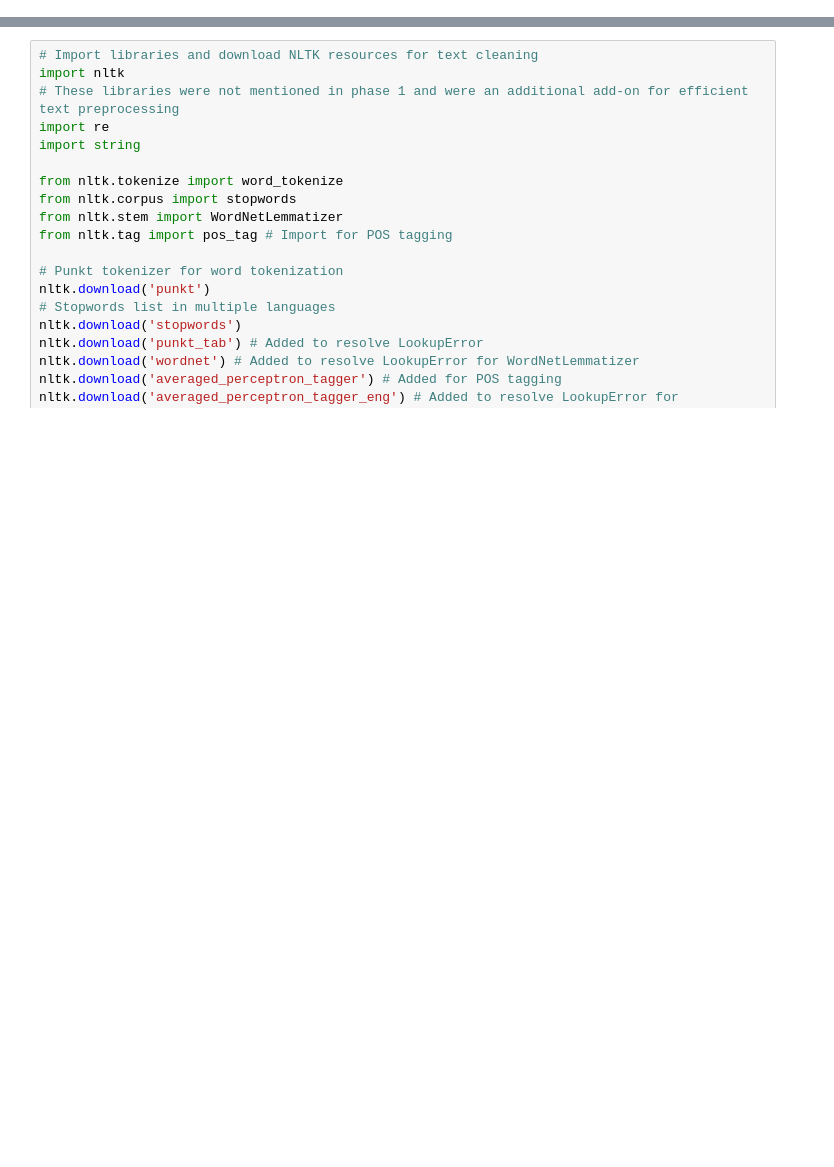
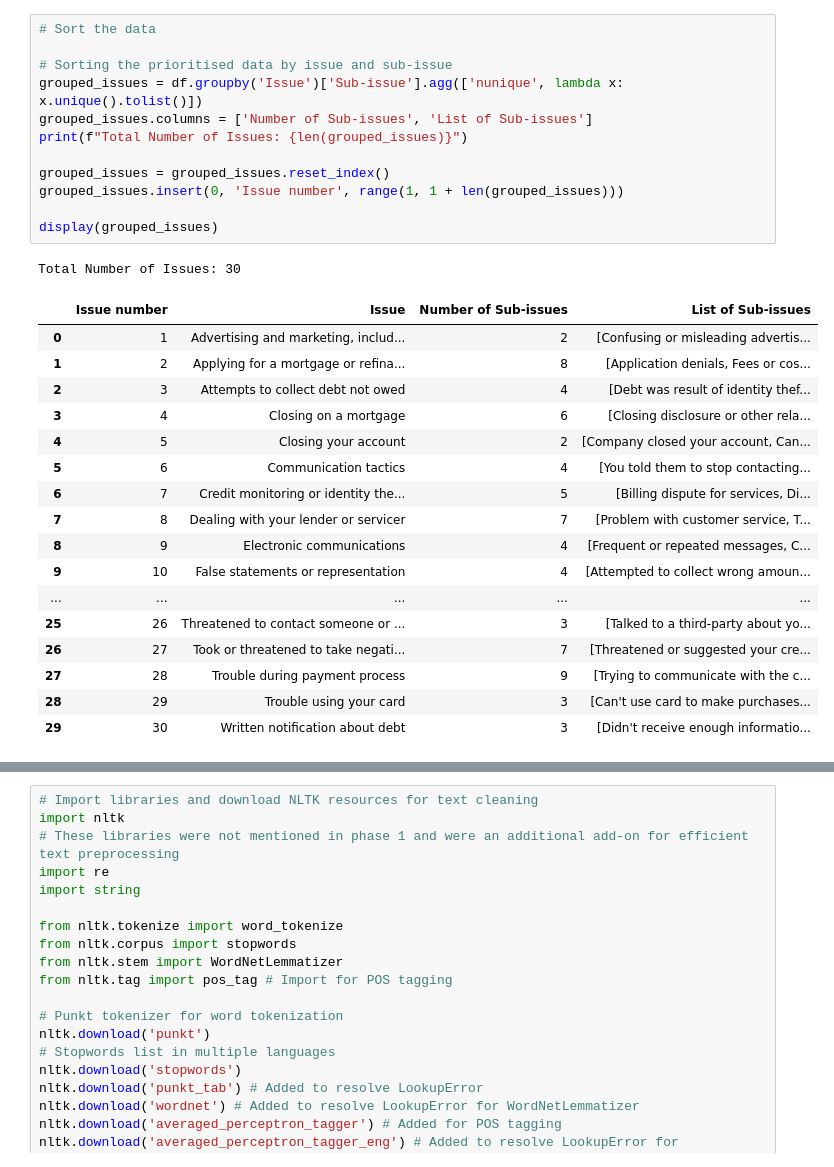
Before and after one commit to melaniedaniel7/CFPB-Text-Analysis-Using-NLP-Techniques, a Jupyter notebook: Text_Cleaning.ipynb, the cells around one changed output, grey strips where cells are left out. Saved outputs shown, nothing was run; the diff lists cells and outputs as text; blank space fills up the shorter version.

```diff
--- a/Text_Cleaning.ipynb
+++ b/Text_Cleaning.ipynb
@@ -43,0 +103,31 @@ df.columns
+# %%
+# Sort the data
+
+# Sorting the prioritised data by issue and sub-issue
+grouped_issues = df.groupby('Issue')['Sub-issue'].agg(['nunique', lambda x: x.unique().tolist()])
+grouped_issues.columns = ['Number of Sub-issues', 'List of Sub-issues']
+print(f"Total Number of Issues: {len(grouped_issues)}")
+
+grouped_issues = grouped_issues.reset_index()
+grouped_issues.insert(0, 'Issue number', range(1, 1 + len(grouped_issues)))
+
+display(grouped_issues)
+# %% [output]
+Total Number of Issues: 30
+|  | Issue number | Issue | Number of Sub-issues | List of Sub-issues |
+| 0 | 1 | Advertising and marketing, includ... | 2 | [Confusing or misleading advertis... |
+| 1 | 2 | Applying for a mortgage or refina... | 8 | [Application denials, Fees or cos... |
+| 2 | 3 | Attempts to collect debt not owed | 4 | [Debt was result of identity thef... |
+| 3 | 4 | Closing on a mortgage | 6 | [Closing disclosure or other rela... |
+| 4 | 5 | Closing your account | 2 | [Company closed your account, Can... |
+| 5 | 6 | Communication tactics | 4 | [You told them to stop contacting... |
+| 6 | 7 | Credit monitoring or identity the... | 5 | [Billing dispute for services, Di... |
+| 7 | 8 | Dealing with your lender or servicer | 7 | [Problem with customer service, T... |
+| 8 | 9 | Electronic communications | 4 | [Frequent or repeated messages, C... |
+| 9 | 10 | False statements or representation | 4 | [Attempted to collect wrong amoun... |
+| ... | ... | ... | ... | ... |
+| 25 | 26 | Threatened to contact someone or ... | 3 | [Talked to a third-party about yo... |
+| 26 | 27 | Took or threatened to take negati... | 7 | [Threatened or suggested your cre... |
+| 27 | 28 | Trouble during payment process | 9 | [Trying to communicate with the c... |
+| 28 | 29 | Trouble using your card | 3 | [Can't use card to make purchases... |
+| 29 | 30 | Written notification about debt | 3 | [Didn't receive enough informatio... |
```
Also changed, not shown: parts of 18 cells of this notebook.
